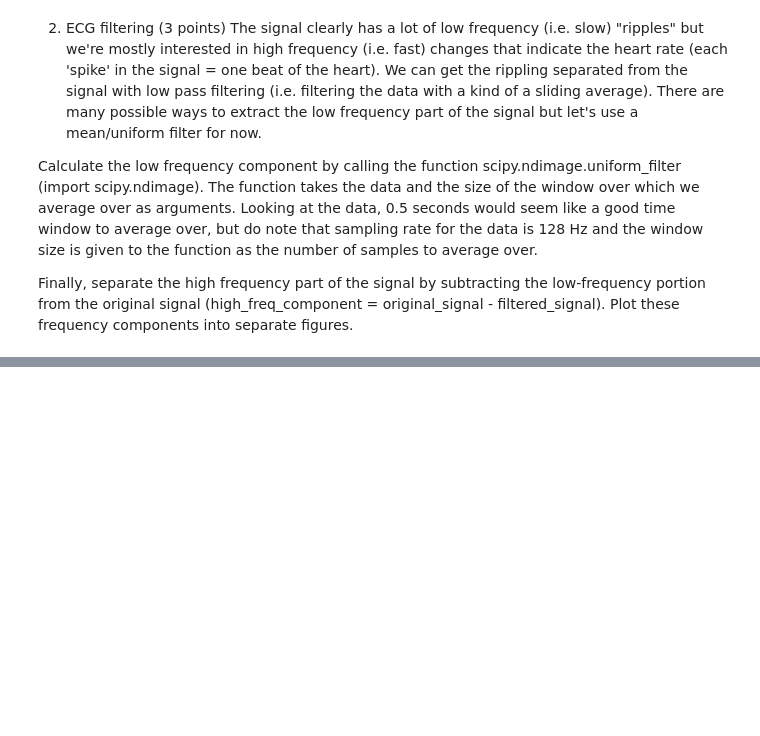
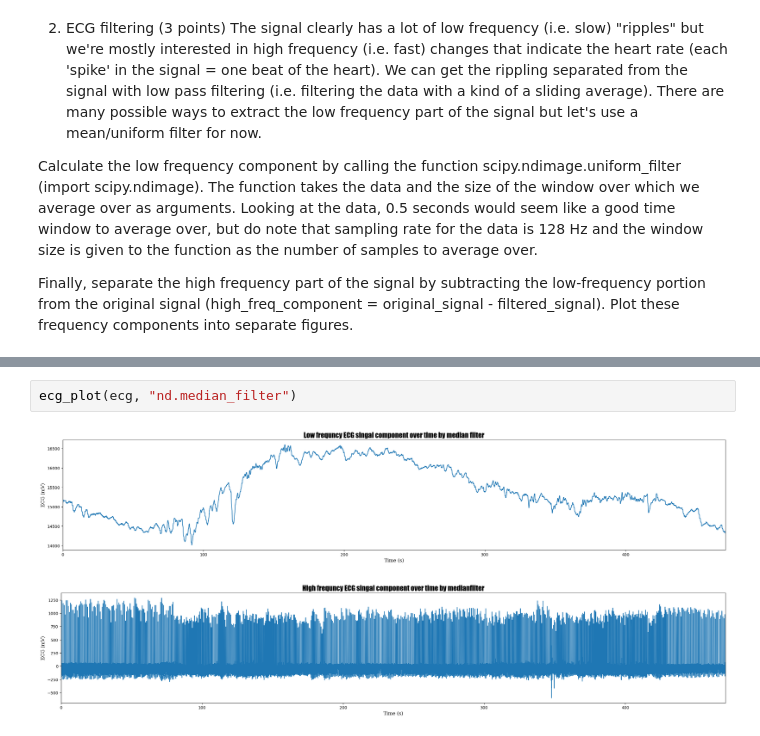
Before and after one commit to rg450318262/2023_courses, a Jupyter notebook: Python/Coursework5.ipynb, the cells around one changed output, grey strips where cells are left out. Saved outputs shown, nothing was run; the diff lists cells and outputs as text; blank space fills up the shorter version.

```diff
--- a/Python/Coursework5.ipynb
+++ b/Python/Coursework5.ipynb
@@ -77,0 +90,5 @@ TypeError: ufunc 'bitwise_and' not supported for the input types, and the inputs
+# %%
+ecg_plot(ecg, "nd.median_filter")
+# %% [output]
+[figure, added]
+[figure, added]
```
Also changed, not shown: parts of 7 cells of this notebook.
